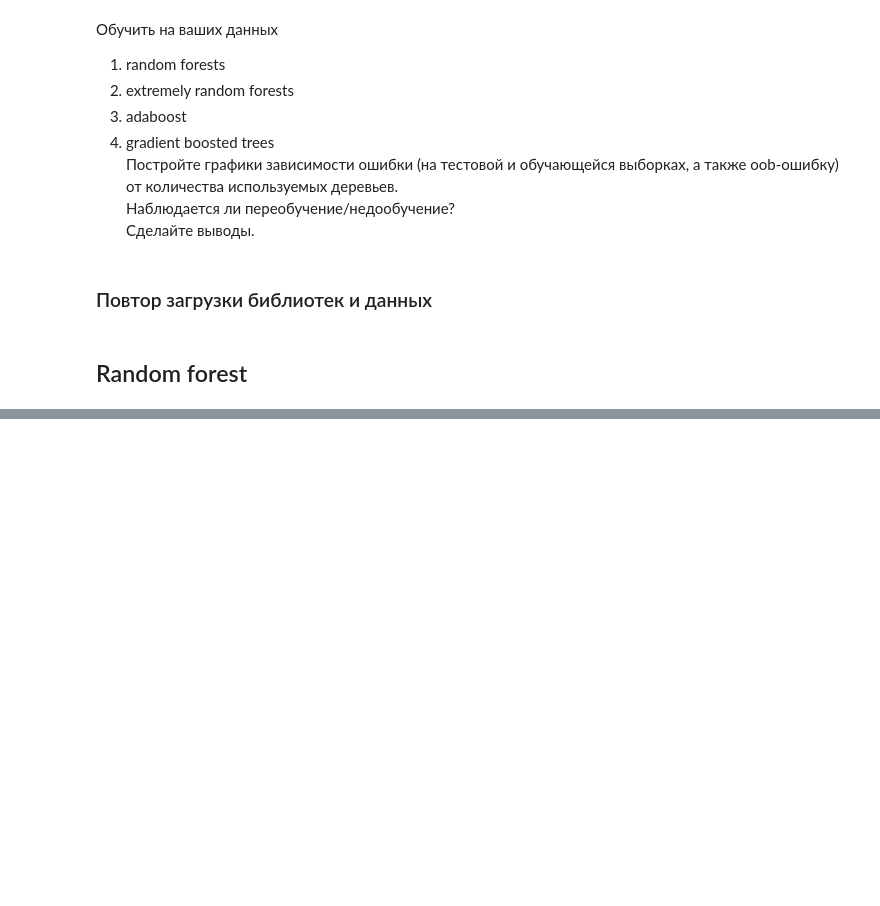
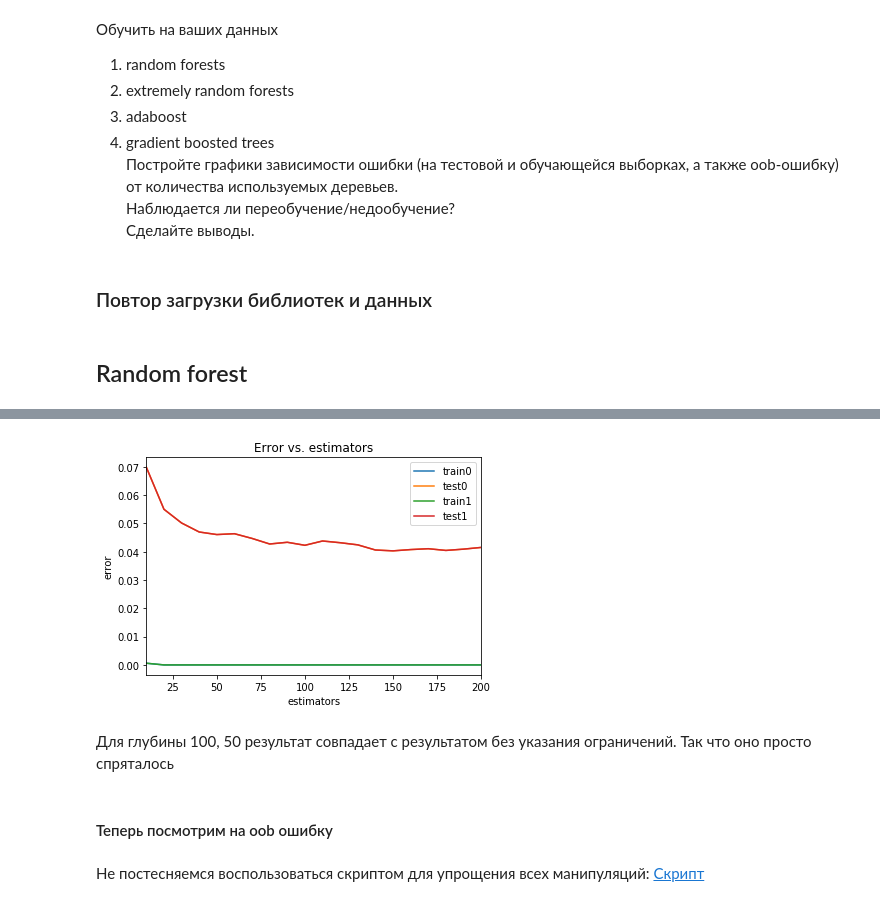
Before and after one commit to Lenferd/Machine-Learning, a Jupyter notebook: L1-dataset_review/letter-recognition-review.ipynb, the cells around one changed output, grey strips where cells are left out. Cells and saved outputs as stored; diff of their text form; code cells hidden in the pictures; blank space fills up the shorter version.

```diff
--- a/L1-dataset_review/letter-recognition-review.ipynb
+++ b/L1-dataset_review/letter-recognition-review.ipynb
@@ -1558,0 +1579,16 @@ print(estimators_opt)
+# %%
+for i in range(2):
+    plt.plot(estimators_arr, train_err_wdepth[i], label = 'train' + str(i))
+    plt.plot(estimators_arr, test_err_wdepth[i], label = 'test' + str(i))
+plt.xlim([np.min(estimators_arr), np.max(estimators_arr)])
+plt.title('Error vs. estimators')
+plt.xlabel('estimators')
+plt.ylabel('error')
+plt.legend()
+pass
+# %% [output]
+[figure, added]
+# %% [markdown]
+Для глубины 100, 50 результат совпадает с результатом без указания ограничений. Так что оно просто спряталось
+# %% [markdown]
+#### Теперь посмотрим на oob ошибку
@@ -1558,0 +1598,2 @@ print(estimators_opt)
+# %% [markdown]
+Не постесняемся воспользоваться скриптом для упрощения всех манипуляций: [Скрипт](https://scikit-learn.org/stable/auto_examples/ensemble/plot_ensemble_oob.html#sphx-glr-auto-examples-ensemble-plot-ensemble-oob-py)
```
Also changed, not shown: parts of 46 cells of this notebook.
